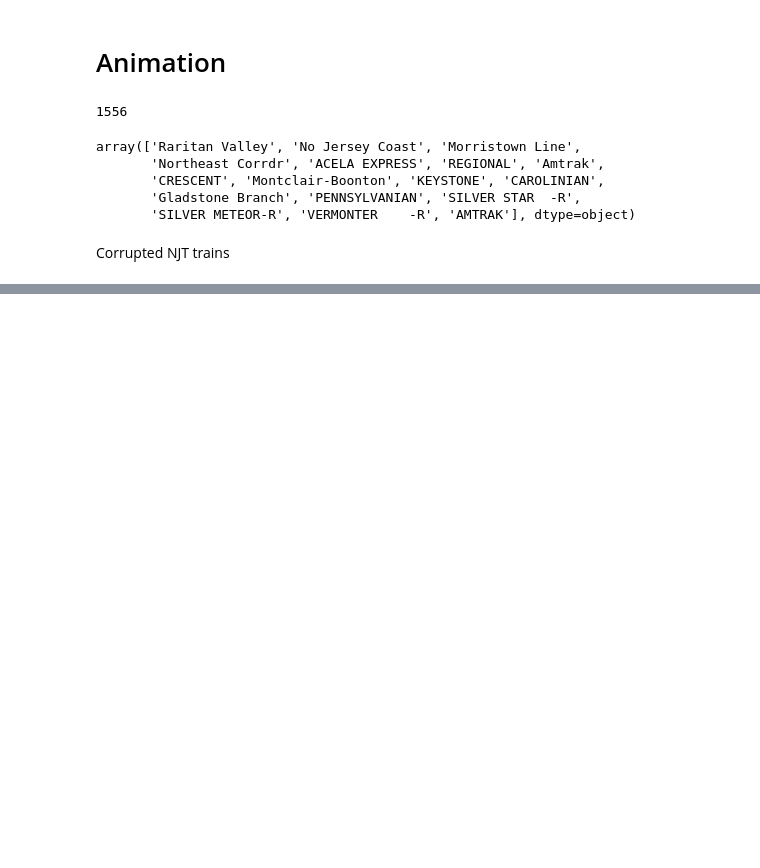
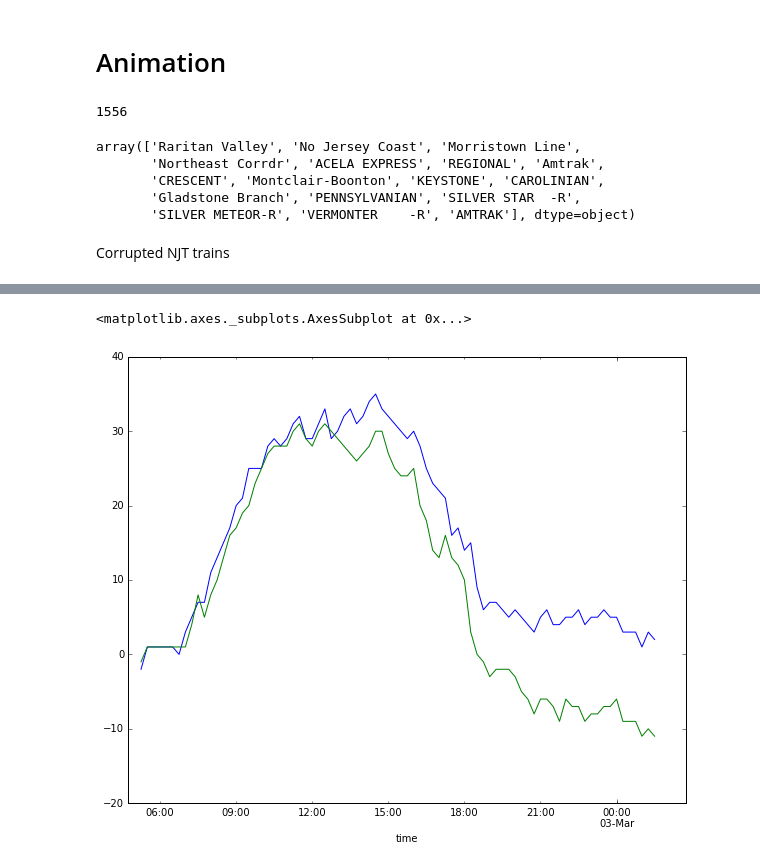
Before and after one commit to pranavbadami/njtransit, a Jupyter notebook: notebooks/analysis/case_study_0302.ipynb, the cells around one changed output, grey strips where cells are left out. Cells and saved outputs as stored; diff of their text form; code cells hidden in the pictures; blank space fills up the shorter version.

```diff
--- a/notebooks/analysis/case_study_0302.ipynb
+++ b/notebooks/analysis/case_study_0302.ipynb
@@ -1006,0 +1029,4 @@ exp_df[exp_df['train_id'] == '3951']
+# %%
+expected_reserve = (test.groupby(pd.Grouper(key='expected', freq='900s')).size().cumsum() - test2.groupby(pd.Grouper(key='expected', freq='900s')).size().cumsum())
+# %%
+non_cancelled = test[test['status'] != "Cancelled"]
@@ -1006,0 +1035,2 @@ exp_df[exp_df['train_id'] == '3951']
+# %%
+observed_reserve = (non_cancelled.groupby(pd.Grouper(key='time', freq='900s')).size().cumsum() - test2.groupby(pd.Grouper(key='time', freq='900s')).size().cumsum())
@@ -1006,0 +1109,7 @@ exp_df[exp_df['train_id'] == '3951']
+# %%
+ax = expected_reserve.plot(figsize=(10,8))
+observed_reserve.plot(ax=ax)
+# (observed_reserve - expected_reserve).plot(ax=ax)
+# %% [output]
+<matplotlib.axes._subplots.AxesSubplot at 0x...>
+[figure, added]
```
Also changed, not shown: parts of 24 cells of this notebook, 1 other file.
